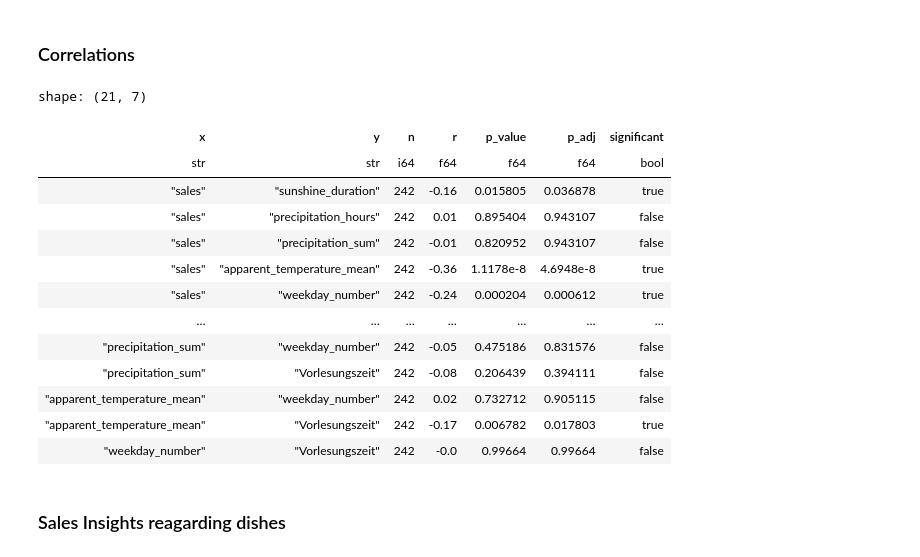
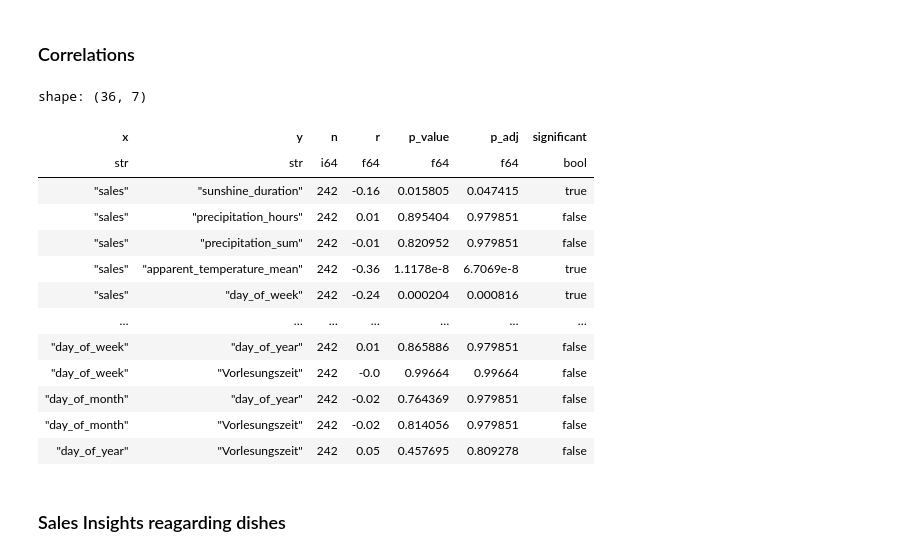
Before and after one commit to valentin-17/HtS, a Jupyter notebook: src/hts/data_prep.ipynb, the cells around one changed output. Drawn from its saved outputs; the diff is of its cells as text; code cells hidden in the pictures.

```diff
--- a/src/hts/main.ipynb
+++ b/src/hts/data_prep.ipynb
@@ -158,27 +152,20 @@ calendar = (
         }
     )
     .with_columns(
-        weekday_number=pl.col('day').dt.weekday(),
         weekday=pl.col('day').dt.strftime('%A'),
-        month=pl.col('day').dt.month(),
-        quarter=pl.col('day').dt.quarter(),
+        day_of_week=pl.col('day').dt.weekday(),
+        day_of_month=pl.col('day').dt.day(),
         day_of_year=pl.col('day').dt.ordinal_day(),
     )
     .with_columns(
-        week_sin=((pl.col('weekday_number').cast(pl.Float64) - 1) * 2 * pi / 7).sin(),
-        week_cos=((pl.col('weekday_number').cast(pl.Float64) - 1) * 2 * pi / 7).cos(),
+        week_sin=((pl.col('day_of_week').cast(pl.Float64) - 1) * 2 * pi / 7).sin(),
+        week_cos=((pl.col('day_of_week').cast(pl.Float64) - 1) * 2 * pi / 7).cos(),
         month_sin=((pl.col('day_of_year').cast(pl.Float64) - 1) * 2 * pi * 12 / days_in_year).sin(),
         month_cos=((pl.col('day_of_year').cast(pl.Float64) - 1) * 2 * pi * 12 / days_in_year).cos(),
         year_sin=((pl.col('day_of_year').cast(pl.Float64) - 1) * 2 * pi / days_in_year).sin(),
         year_cos=((pl.col('day_of_year').cast(pl.Float64) - 1) * 2 * pi / days_in_year).cos(),
-        is_weekend=pl.col('weekday_number').is_in([6, 7]),
+        is_weekend=pl.col('day_of_week').is_in([6, 7]),
         semester=_period_label(semester_terms, 'semester', 'semester_start', 'semester_end'),
-        semester_season=_period_label(
-            semester_terms,
-            'semester_season',
-            'semester_start',
-            'semester_end',
-        ),
         is_semester_day=_in_period(semester_terms, 'semester_start', 'semester_end'),
         is_lecture_day=_in_period(semester_terms, 'lecture_start', 'lecture_end'),
         is_orientation_week=_in_relative_lecture_start_window(semester_terms, -7, -1),
@@ -502,7 +490,7 @@ corr_frame = (prepped_data
                   .then(pl.lit(1))
                   .otherwise(pl.lit(0))
               )
-              .select(['sales', 'sunshine_duration', 'precipitation_hours', 'precipitation_sum', 'apparent_temperature_mean', 'weekday_number', 'Vorlesungszeit'])
+              .select(['sales', 'sunshine_duration', 'precipitation_hours', 'precipitation_sum', 'apparent_temperature_mean', 'day_of_week', 'day_of_month', 'day_of_year', 'Vorlesungszeit'])
               .drop_nulls())
 
 summary_stats = pl.DataFrame({
@@ -532,45 +520,45 @@ for i, x in enumerate(value_cols):
 
         r, p = pearsonr(pair[x].to_numpy(), pair[y].to_numpy())
 
         rows.append({
             'x': x,
             'y': y,
             'n': n,
             'r': round(r, 2),
             'p_value': p,
         })
 
 corr_tests = pl.DataFrame(rows)
 
 valid_p = corr_tests.filter(pl.col('p_value').is_not_null())
 
 reject, p_adj, _, _ = multipletests(
     valid_p['p_value'].to_numpy(),
     alpha=0.05,
     method='fdr_bh',
 )
 
 valid_p = valid_p.with_columns([
     pl.Series('p_adj', p_adj),
     pl.Series('significant', reject),
 ])
 
 valid_p
 # %% [output]
-shape: (21, 7)
+shape: (36, 7)
 | x | y | n | r | p_value | p_adj | significant |
 | str | str | i64 | f64 | f64 | f64 | bool |
-| "sales" | "sunshine_duration" | 242 | -0.16 | 0.015805 | 0.036878 | true |
-| "sales" | "precipitation_hours" | 242 | 0.01 | 0.895404 | 0.943107 | false |
-| "sales" | "precipitation_sum" | 242 | -0.01 | 0.820952 | 0.943107 | false |
-| "sales" | "apparent_temperature_mean" | 242 | -0.36 | 1.1178e-8 | 4.6948e-8 | true |
-| "sales" | "weekday_number" | 242 | -0.24 | 0.000204 | 0.000612 | true |
+| "sales" | "sunshine_duration" | 242 | -0.16 | 0.015805 | 0.047415 | true |
+| "sales" | "precipitation_hours" | 242 | 0.01 | 0.895404 | 0.979851 | false |
+| "sales" | "precipitation_sum" | 242 | -0.01 | 0.820952 | 0.979851 | false |
+| "sales" | "apparent_temperature_mean" | 242 | -0.36 | 1.1178e-8 | 6.7069e-8 | true |
+| "sales" | "day_of_week" | 242 | -0.24 | 0.000204 | 0.000816 | true |
 | … | … | … | … | … | … | … |
-| "precipitation_sum" | "weekday_number" | 242 | -0.05 | 0.475186 | 0.831576 | false |
-| "precipitation_sum" | "Vorlesungszeit" | 242 | -0.08 | 0.206439 | 0.394111 | false |
-| "apparent_temperature_mean" | "weekday_number" | 242 | 0.02 | 0.732712 | 0.905115 | false |
-| "apparent_temperature_mean" | "Vorlesungszeit" | 242 | -0.17 | 0.006782 | 0.017803 | true |
-| "weekday_number" | "Vorlesungszeit" | 242 | -0.0 | 0.99664 | 0.99664 | false |
+| "day_of_week" | "day_of_year" | 242 | 0.01 | 0.865886 | 0.979851 | false |
+| "day_of_week" | "Vorlesungszeit" | 242 | -0.0 | 0.99664 | 0.99664 | false |
+| "day_of_month" | "day_of_year" | 242 | -0.02 | 0.764369 | 0.979851 | false |
+| "day_of_month" | "Vorlesungszeit" | 242 | -0.02 | 0.814056 | 0.979851 | false |
+| "day_of_year" | "Vorlesungszeit" | 242 | 0.05 | 0.457695 | 0.809278 | false |
 # %% [markdown]
 ### Sales Insights reagarding dishes
 # %%
```
Also changed, not shown: parts of 4 cells of this notebook, 3 other files.
